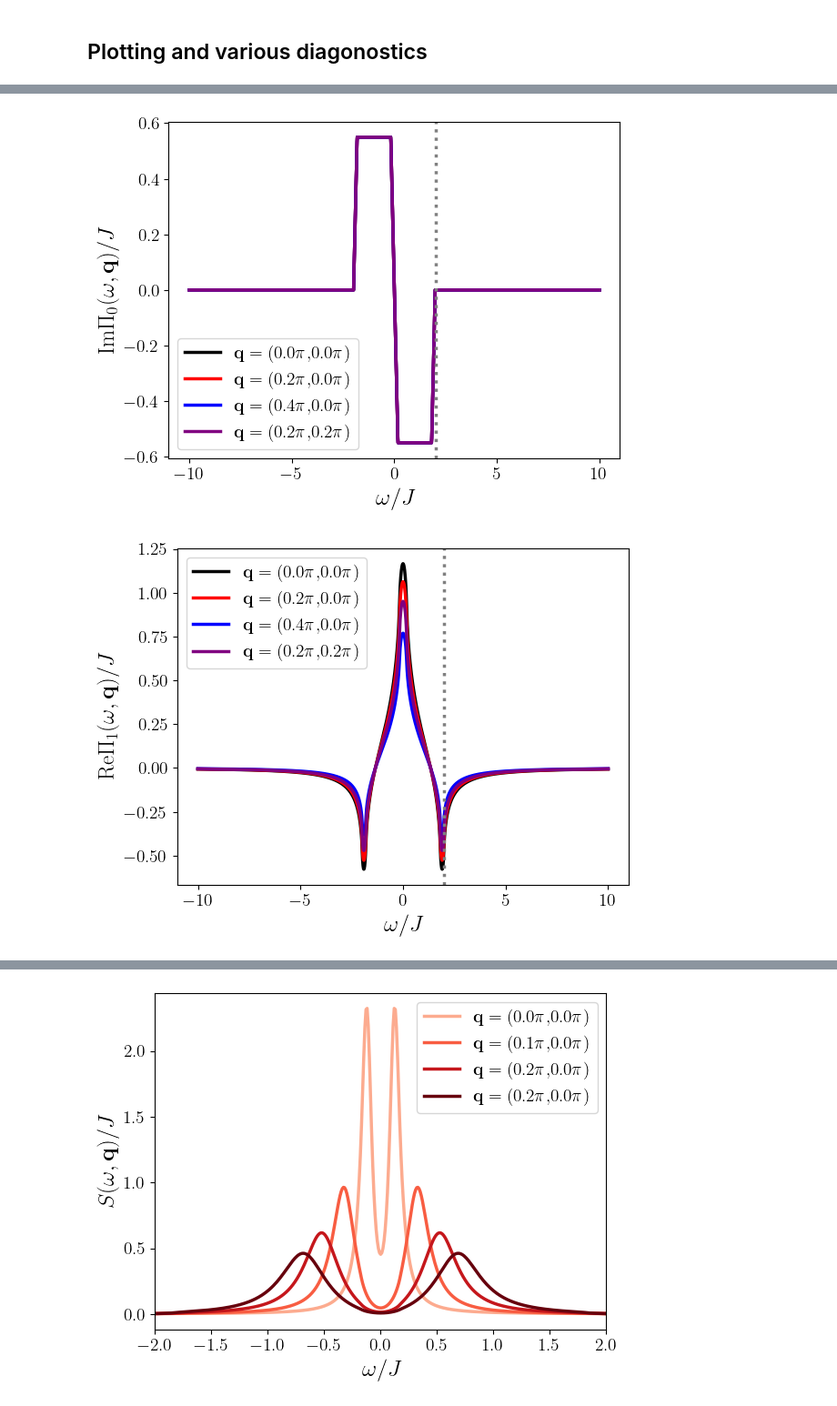
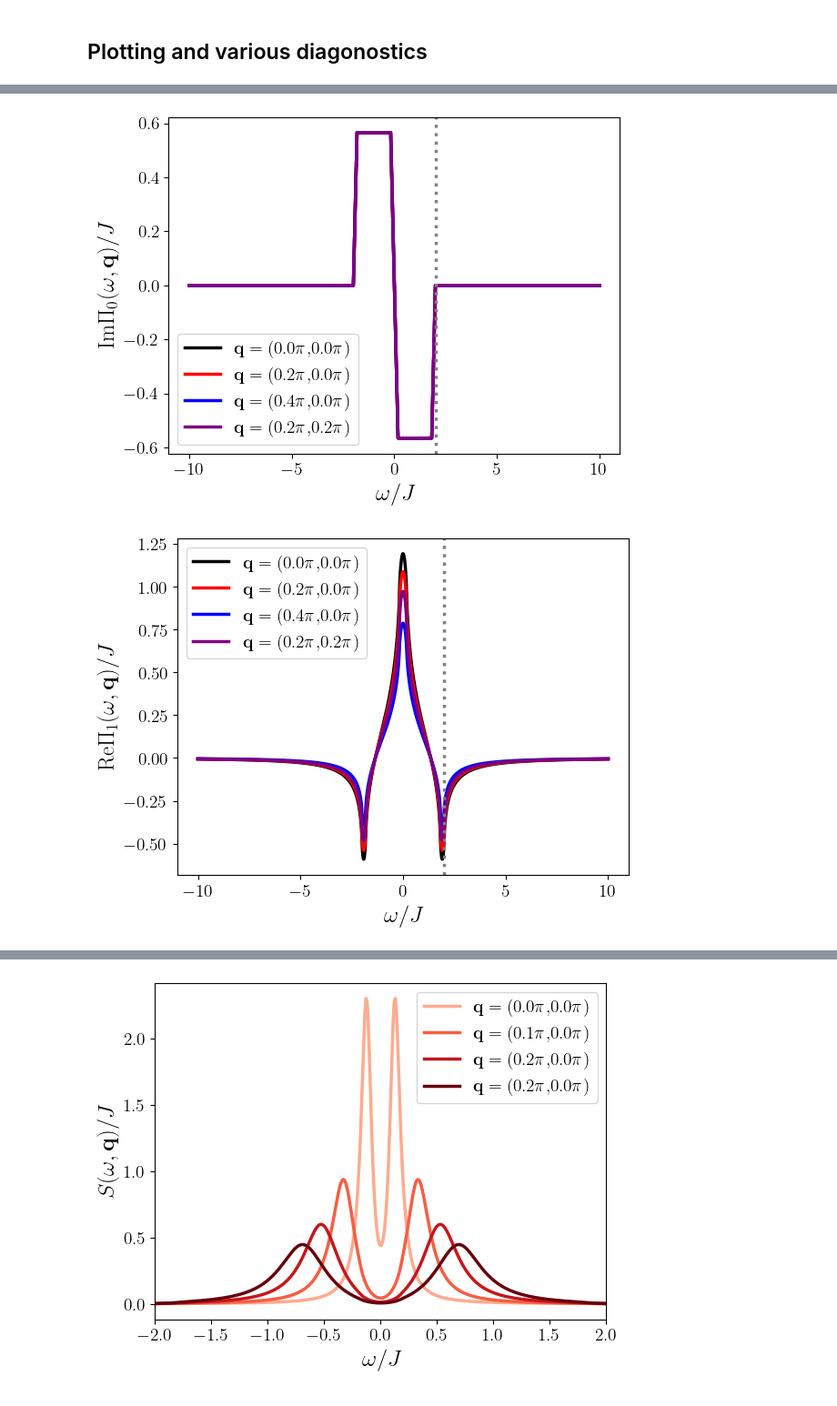
Before and after one commit to j-curtis/holes_and_magnons, a Jupyter notebook: Magnon_RPA_plots.ipynb, the cells around one changed output, grey strips where cells are left out. Shown at 91% size. Drawn from its saved outputs; the diff is of its cells as text; code cells hidden in the pictures.

Commit message:
Changed frequency mesh for magnon to guarantee it is centered and includes zero frequency.

```diff
--- a/Magnon_RPA_plots.ipynb
+++ b/Magnon_RPA_plots.ipynb
@@ -172,0 +150,16 @@ for i in range(2):
+# %%
+for i in range(2):
+    plt.plot(rpa.gen_magnon_freqs(ws)[1185:1215],-ImPi[i,0,0,1185:1215],'.',color='red',label='numerical')
+    plt.plot(rpa.gen_magnon_freqs(ws)[1185:1215],-ImPi_analytic[i,0,0,1185:1215],'x',color='black',label='analytic')
+    plt.legend()
+    plt.xlabel(r'$\omega/t$')
+    plt.ylabel(r'Im'+labels[i])
+    #plt.yscale('log')
+    plt.show()
+
+    plt.plot(rpa.gen_magnon_freqs(ws)[1100:1400],ImPi[i,0,0,1100:1400]/ImPi_analytic[i,0,0,1100:1400],'+',color='red',label='numerical/analytical')
+    plt.legend()
+    plt.xlabel(r'$\omega/t$')
+    plt.ylabel(r'Im'+labels[i])
+    #plt.yscale('log')
+    plt.show()
@@ -172,0 +171,15 @@ for i in range(2):
+# %%
+for i in range(2):
+    plt.imshow(np.transpose(ImPi[i,:,0,:] - ImPi_analytic[i,:,0,:] ),origin='lower',extent=[kxs[0],kxs[-1],ws[0],ws[-1]],aspect=0.4,cmap='coolwarm')
+    plt.xlabel(r'$q_x$')
+    plt.xticks([0,np.pi/2.,np.pi,3.*np.pi/2.,2.*np.pi],[r'0',r'$\pi/2$',r'$\pi$',r'$3\pi/2$',r'$2\pi$'])
+    plt.ylabel(r'$\omega/t$')
+    plt.colorbar()
+    plt.title(r'Pre-KK Numerical Im'+labels[i] +r'- Analytical Im'+labels[i])
+    plt.show()
+
+    plt.plot(rpa.gen_magnon_freqs(ws),ImPi[i,0,0,:]-ImPi_analytic[i,0,0,:],color='black')
+    plt.xlabel(r'$\omega/t$')
+    plt.ylabel(r'Im'+labels[i])
+    #plt.yscale('log')
+    plt.show()
@@ -183,7 +201,7 @@ plot_labels =  [ r'$\Pi_0$',r'$\Pi_1$']
 for a in range(2):
     for j in range(len(indices)):
         i = indices[j]
-        plt.plot(ws/rpa.t,np.real(Pi[a,i[0],i[1],:])/rpa.t,label=label_strings[j],color=clrs[j])
+        plt.plot(rpa.gen_magnon_freqs(ws)/rpa.t,np.real(Pi[a,i[0],i[1],:])/rpa.t,label=label_strings[j],color=clrs[j])
     #plt.xlim(-5.*rpa.t,5.*rpa.t)
     plt.axvline(2.,color='gray',linestyle='dotted')
     plt.xlabel(r'$\omega/J$')
@@ -194,7 +212,7 @@ for a in range(2):
 
     for j in range(len(indices)):
         i = indices[j]
-        plt.plot(ws/rpa.t,np.imag(Pi[a,i[0],i[1],:])/rpa.t,label=label_strings[j],color=clrs[j])
+        plt.plot(rpa.gen_magnon_freqs(ws)/rpa.t,np.imag(Pi[a,i[0],i[1],:])/rpa.t,label=label_strings[j],color=clrs[j])
     #plt.xlim(-5.*rpa.t,5.*rpa.t)
     plt.axvline(2.,color='gray',linestyle='dotted')
     plt.xlabel(r'$\omega/J$')
@@ -206,2 +224,2 @@ for a in range(2):
-[figure, old version]
+[figure, new version]
-[figure, old version]
+[figure, new version]
```
Also changed, not shown: parts of 14 cells of this notebook, 2 other files.
